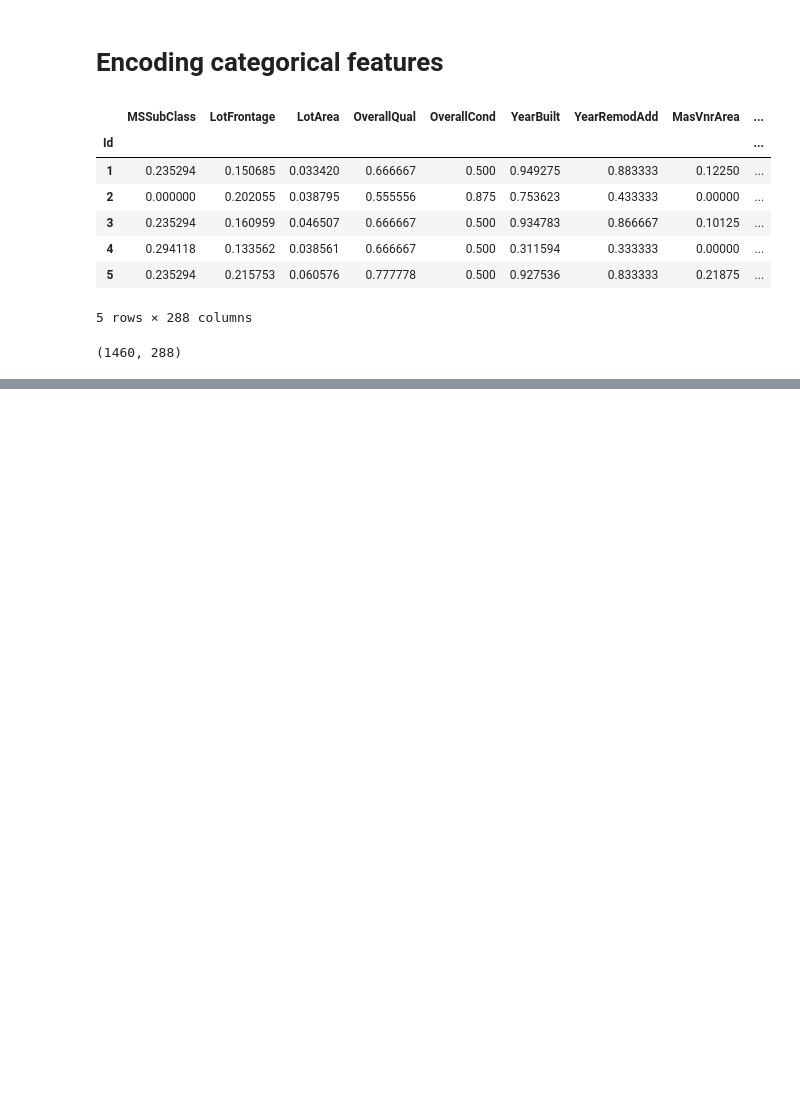
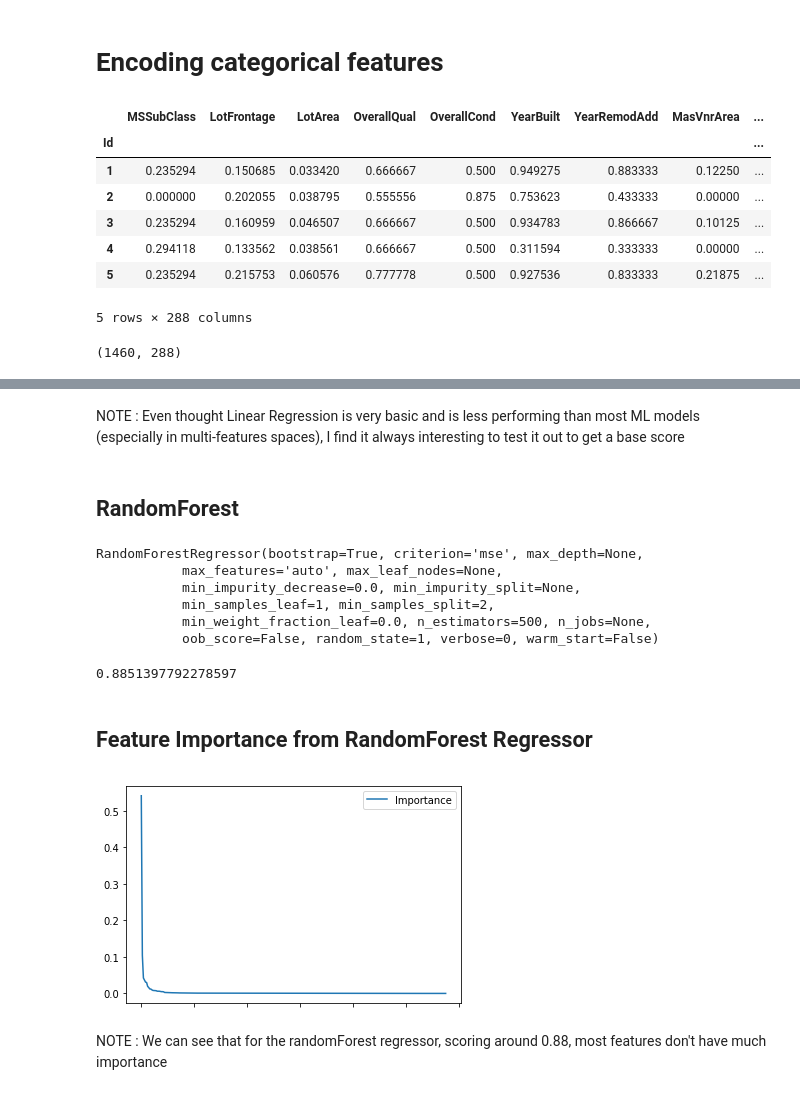
Before and after one commit to EMBSKD/HousePrices, a Jupyter notebook: HousePrices_Predict.ipynb, the cells around one changed output, grey strips where cells are left out. Cells and saved outputs as stored; diff of their text form; code cells hidden in the pictures; blank space fills up the shorter version.

Commit message:
Missing Values, First ML models & Feature Importance

```diff
--- a/HousePrices_Predict.ipynb
+++ b/HousePrices_Predict.ipynb
@@ -140,17 +183,15 @@ X = df_train.drop('SalePrice', axis = 1)
 numerical_cols = [col for col in X.columns.values if df_train[col].dtype in ['int64', 'int32', 'float64', 'float32']]
 categorical_cols = [col for col in X.columns.values if col not in numerical_cols]
 # %%
-X_scaled = X.copy()
-
 min_max_scaler = preprocessing.MinMaxScaler()
-X_scaled[numerical_cols] = min_max_scaler.fit_transform(X[numerical_cols])
+X[numerical_cols] = min_max_scaler.fit_transform(X[numerical_cols])
 # %% [markdown]
 # Encoding categorical features
 # %%
 # Dummy Encoding
 
-X_scaled = pd.get_dummies(X_scaled)
-X_scaled.head()
+X = pd.get_dummies(X)
+X.head()
 # %% [output]
 |  | MSSubClass | LotFrontage | LotArea | OverallQual | OverallCond | YearBuilt | YearRemodAdd | MasVnrArea | ... |
 | Id |  |  |  |  |  |  |  |  | ... |
@@ -166,0 +212,2 @@ X_scaled.shape
+# %%
+X_train, X_test, Y_train, Y_test = train_test_split(X, Y, test_size = 0.2, random_state = seed)
@@ -166,0 +221,28 @@ X_scaled.shape
+# %% [markdown]
+NOTE : Even thought Linear Regression is very basic and is less performing than most ML models (especially in multi-features spaces), I find it always interesting to test it out to get a base score
+# %% [markdown]
+## RandomForest
+# %%
+rf = RandomForestRegressor(n_estimators = 500, random_state = seed)
+rf.fit(X_train, Y_train)
+# %% [output]
+RandomForestRegressor(bootstrap=True, criterion='mse', max_depth=None,
+           max_features='auto', max_leaf_nodes=None,
+           min_impurity_decrease=0.0, min_impurity_split=None,
+           min_samples_leaf=1, min_samples_split=2,
+           min_weight_fraction_leaf=0.0, n_estimators=500, n_jobs=None,
+           oob_score=False, random_state=1, verbose=0, warm_start=False)
+# %%
+rf.score(X_test, Y_test)
+# %% [output]
+0.8851397792278597
+# %% [markdown]
+## Feature Importance from RandomForest Regressor
+# %%
+feature_importances = pd.DataFrame(rf.feature_importances_, index = X_train.columns, columns=['Importance']).sort_values('Importance', ascending=False)
+feature_importances.plot()
+plt.show()
+# %% [output]
+[figure, added]
+# %% [markdown]
+NOTE : We can see that for the randomForest regressor, scoring around 0.88, most features don't have much importance
```
Also changed, not shown: parts of 14 cells of this notebook.
